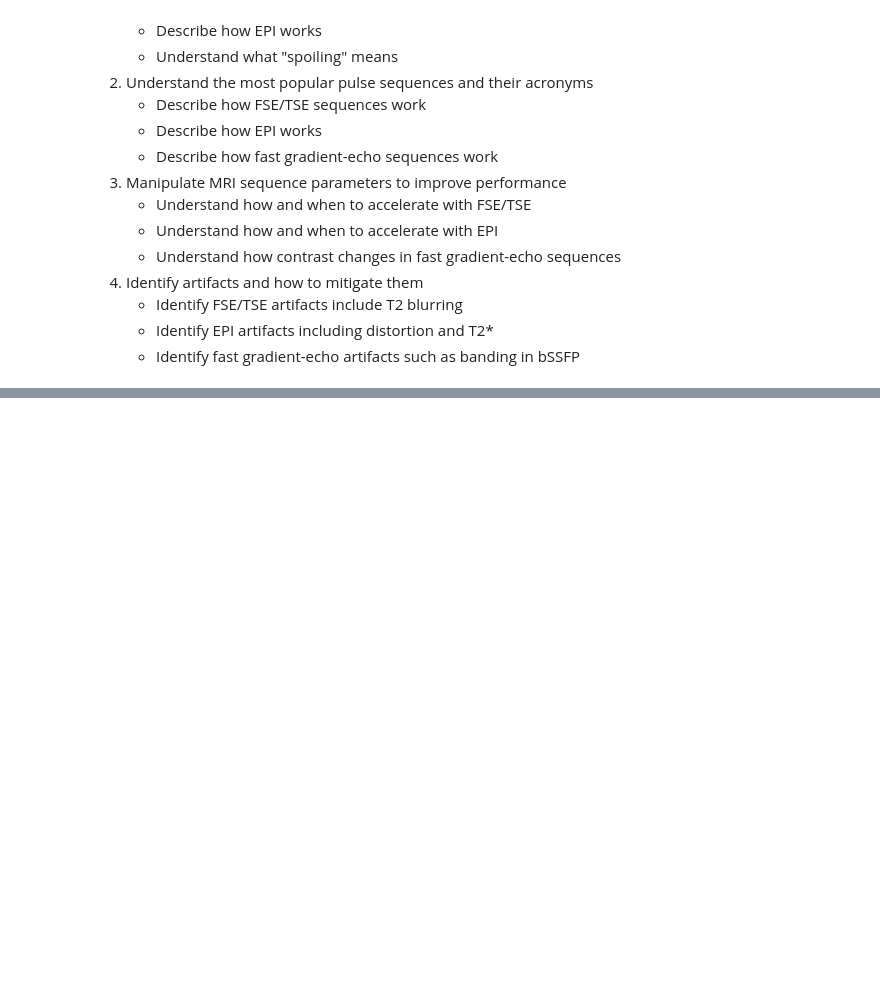
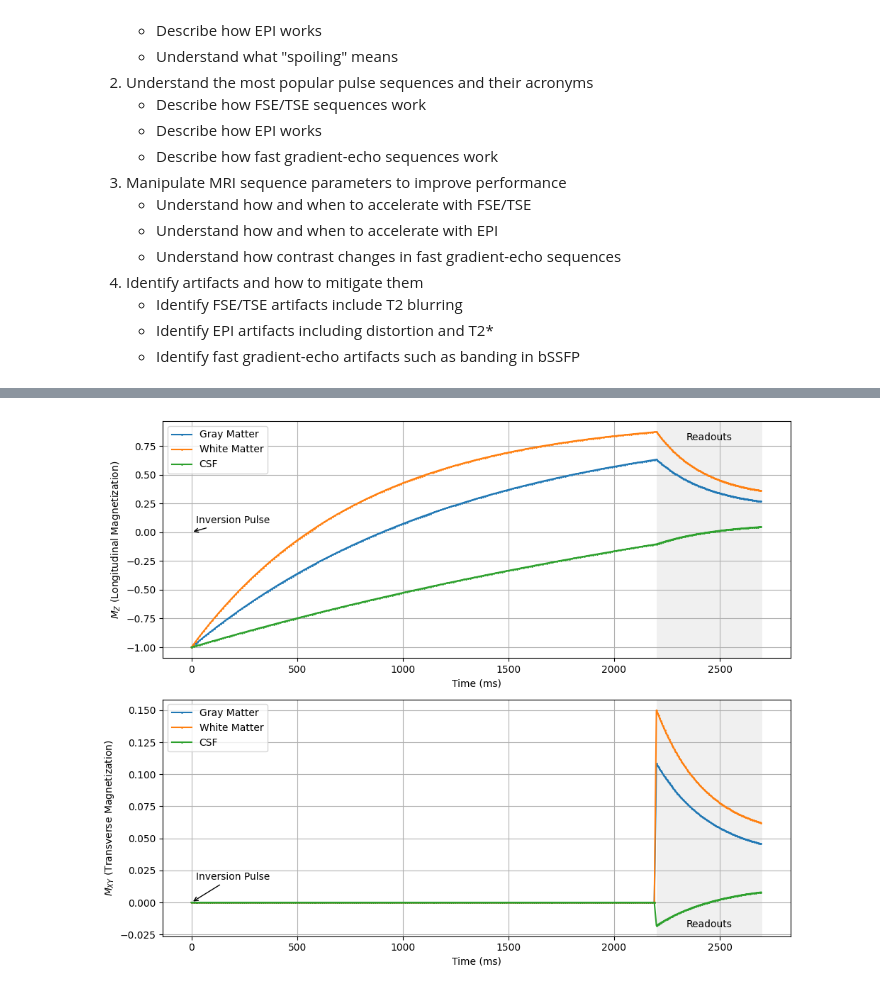
Before and after one commit to LarsonLab/MRI-education-resources, a Jupyter notebook: Notebooks/Fast Imaging Pulse Sequences.ipynb, the cells around one changed output, grey strips where cells are left out. Saved outputs shown, nothing was run; the diff lists cells and outputs as text; code cells hidden in the pictures; blank space fills up the shorter version.

```diff
--- a/Notebooks/Fast Imaging Pulse Sequences.ipynb
+++ b/Notebooks/Fast Imaging Pulse Sequences.ipynb
@@ -126,0 +129,81 @@ The most common of this type of sequence is the Magnetization Prepared Rapid Gra
+# %%
+# Simulate MPRAGE MRI Pulse Sequence, which typically uses inversion preparation
+
+import numpy as np
+import matplotlib.pyplot as plt
+
+flip_angle = 10 * np.pi / 180  # Flip angle in radians
+TE = 1  # Echo time in ms
+TR = 5 # Repetition time in ms
+N_segments = 100  # Number of pulses
+T_recovery = 2200  # Delay after inversion pulse in ms
+
+MZ_start = 1.0  # Initial longitudinal magnetization
+MZ_inversion = -MZ_start  # After inversion pulse
+
+t_recovery = np.arange(0, T_recovery, 10)  # Time array for recovery period
+t_segments = np.arange(0, N_segments * TR, TR) + T_recovery  # Time array for pulse sequence
+
+# Define T1/T2 values for different tissue types
+tissues = {
+    'Gray Matter': {'T1': 1300, 'T2': 80},
+    'White Matter': {'T1': 800, 'T2': 110},
+    'CSF': {'T1': 3700, 'T2': 1700}
+}
+
+fig, (ax1, ax2) = plt.subplots(2, 1, figsize=(10, 8))
+
+for tissue_name, params in tissues.items():
+    T1, T2 = params['T1'], params['T2']
+
+    # Vectorized longitudinal recovery during the inversion recovery period
+    MZ_recovery = MZ_inversion * np.exp(-t_recovery / T1) + (1 - np.exp(-t_recovery / T1))
+
+    MZ_segments = np.zeros(N_segments)
+    MXY_segments = np.zeros(N_segments)
+
+    # Longitudinal magnetization at the start of the segmented readouts
+    MZ_segments[0] = MZ_inversion * np.exp(-T_recovery / T1) + (1 - np.exp(-T_recovery / T1))
+    for n in range(1, N_segments):
+        MZ_segments[n] = MZ_segments[n-1] * np.cos(flip_angle) * np.exp(-TR / T1) + (1 - np.exp(-TR / T1))
+
+    for n in range(0, N_segments):
+        MXY_segments[n] = MZ_segments[n] * np.sin(flip_angle) * np.exp(-TE / T2)
+
+    ax1.plot(np.concatenate((t_recovery, t_segments)), np.concatenate((MZ_recovery, MZ_segments)), label=tissue_name, marker='o', markersize=1)
+    ax2.plot(np.concatenate((t_recovery, t_segments)), np.concatenate((np.zeros_like(MZ_recovery), MXY_segments)), label=tissue_name, marker='o', markersize=1)
+
+ax1.set_xlabel('Time (ms)')
+ax1.set_ylabel('$M_Z$ (Longitudinal Magnetization)')
+ax1.legend()
+ax1.grid(True)
+
+ax2.set_xlabel('Time (ms)')
+ax2.set_ylabel('$M_{XY}$ (Transverse Magnetization)')
+ax2.legend()
+ax2.grid(True)
+
+# Annotations
+start_readouts = T_recovery
+end_readouts = T_recovery + N_segments * TR
+mid_readouts = (start_readouts + end_readouts) / 2
+
+y1_min = ax1.get_ylim()[0]
+y2_min = ax2.get_ylim()[0]
+y1_max = ax1.get_ylim()[1]
+y2_max = ax2.get_ylim()[1]
+
+ax1.annotate('Inversion Pulse', xy=(0, 0), xytext=(20, y1_max * 0.15),
+             arrowprops=dict(arrowstyle='->'), ha='left', va='top')
+ax2.annotate('Inversion Pulse', xy=(0, 0), xytext=(20, y2_max * 0.15),
+             arrowprops=dict(arrowstyle='->'), ha='left', va='top')
+
+ax1.text(mid_readouts, y1_max * 0.9, 'Readouts', ha='center', va='top')
+ax2.text(mid_readouts, y2_min * 0.5, 'Readouts', ha='center', va='top')
+ax1.axvspan(start_readouts, end_readouts, color='0.9', alpha=0.6, linewidth=0)
+ax2.axvspan(start_readouts, end_readouts, color='0.9', alpha=0.6, linewidth=0)
+
+plt.tight_layout()
+plt.show()
+# %% [output]
+[figure, added]
```
Also changed, not shown: parts of 1 cell of this notebook, 1 other file.
